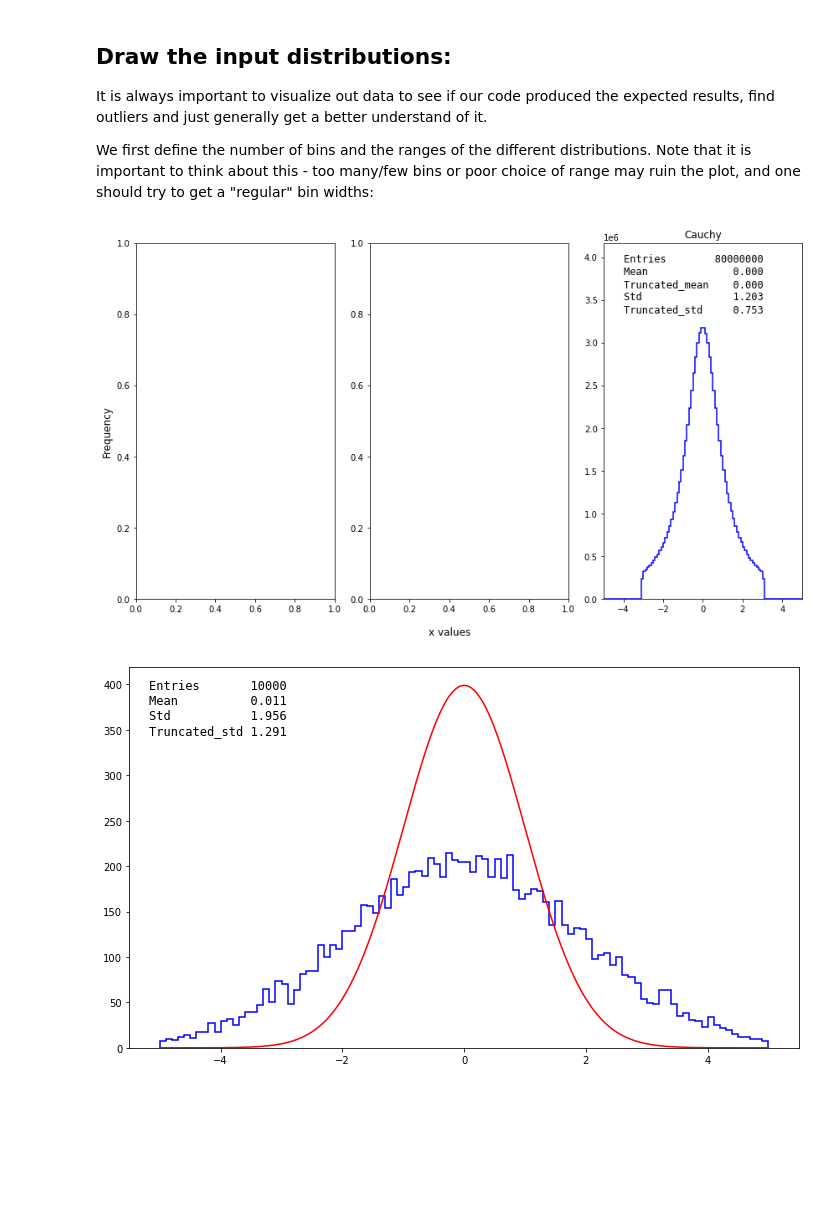
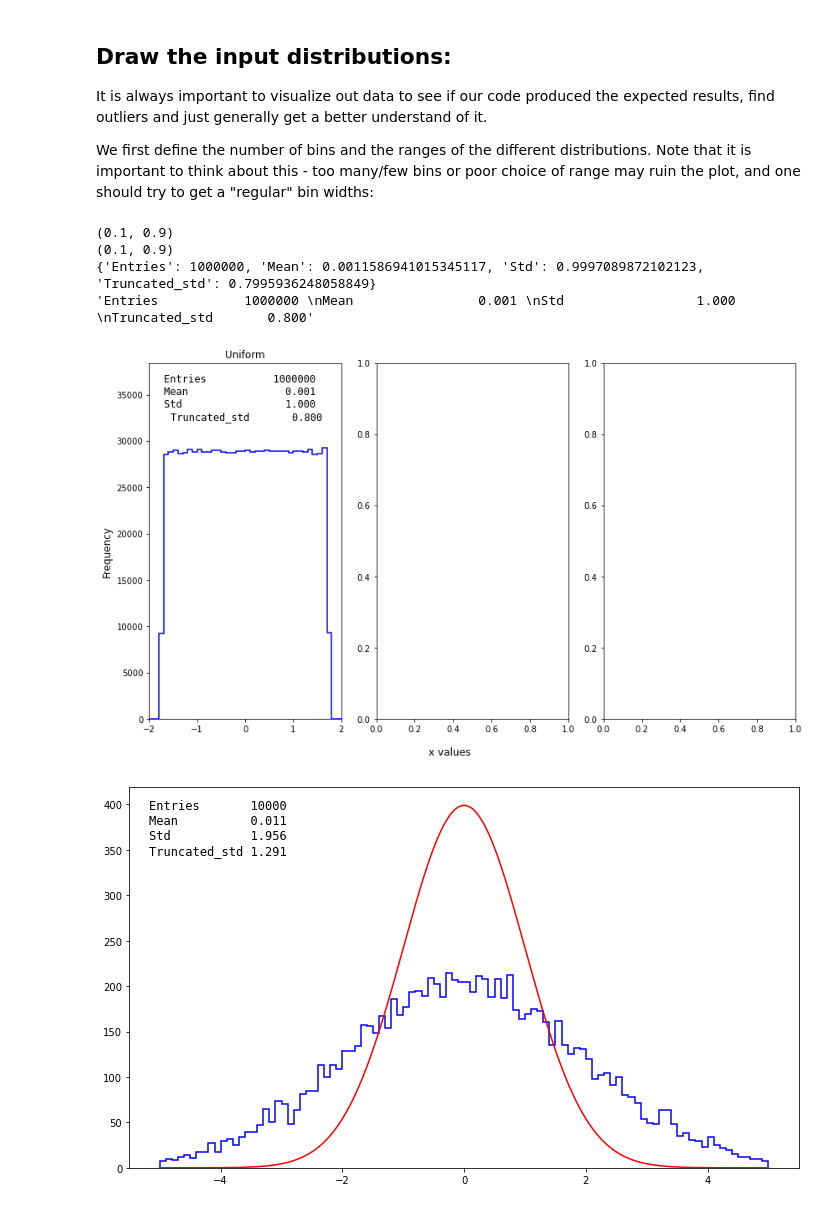
Before and after one commit to PhilKofoed/AppStat2022, a Jupyter notebook: Week1/CentralLimit/CentralLimit_empty_mine.ipynb, the cells around one changed output. Saved outputs shown, nothing was run; the diff lists cells and outputs as text; code cells hidden in the pictures; blank space fills up the shorter version.

Commit message:
Added better graph header implementation

```diff
--- a/Week1/CentralLimit/CentralLimit_empty_mine.ipynb
+++ b/Week1/CentralLimit/CentralLimit_empty_mine.ipynb
@@ -35,9 +36,9 @@ And here we set the parameters for the experiement. We are going to play around
 For now we choose to take __10 uniform numbers__ and consider their sum __1000 times__.
 # %%
 N_experiments = 10000                  # Number of sums produced
-N_uniform     = 0                   # Number of uniform numbers used in sum
+N_uniform     = 100                   # Number of uniform numbers used in sum
 N_exponential = 0                     # Number of exponential numbers used in sum
-N_cauchy      = 10000                     # Number of cauchy numbers used in sum
+N_cauchy      = 0                     # Number of cauchy numbers used in sum
 # %% [markdown]
 And finally we set up some global constants and the bool flags about the program:
 # %%
@@ -78,11 +79,14 @@ for iexp in range(N_experiments):
     total_sum += np.sum(x_exponential[:, iexp])
 
     x_cauchy[:, iexp] = np.random.standard_cauchy(size = N_cauchy)
-    trunc_bool = np.logical_and(
-        (x_cauchy[:, iexp] > np.percentile(x_cauchy[:, iexp], cau_trunc * 100)),
-        (x_cauchy[:, iexp] < np.percentile(x_cauchy[:, iexp], (1 - cau_trunc) * 100))
-)
-    total_sum += np.sum(x_cauchy[trunc_bool, iexp])
+    if len(x_cauchy) > 0:
+        trunc_bool = np.logical_and(
+            (x_cauchy[:, iexp] > np.percentile(x_cauchy[:, iexp], cau_trunc * 100)),
+            (x_cauchy[:, iexp] < np.percentile(x_cauchy[:, iexp], (1 - cau_trunc) * 100))
+            )
+        total_sum += np.sum(x_cauchy[trunc_bool, iexp])
+    else:
+        total_sum += np.sum(x_cauchy[:, iexp])
 
     N_total = N_uniform + N_exponential + N_cauchy * (1 - 2*cau_trunc)
     x_sum[iexp] = total_sum / np.sqrt(N_total)
@@ -139,12 +143,14 @@ ranges = [(-2, 2), (-2, 10), (-5, 5)]
 # %%
 x_uniformflat = x_uniform.flatten()
 x_exponentialflat = x_exponential.flatten()
-x_cauchyflat = x_cauchy[
+if len(x_cauchy) > 0:
+    x_cauchyflat = x_cauchy[
         np.logical_and(
         (x_cauchy > np.percentile(x_cauchy, cau_trunc * 100)),
         (x_cauchy < np.percentile(x_cauchy, (1 - cau_trunc) * 100))
-)
-].flatten()
-
+        )
+        ].flatten()
+else:
+    x_cauchyflat = x_cauchy.flatten()
 x_flat = [x_uniformflat, x_exponentialflat, x_cauchyflat]
 titles = ["Uniform", "Exponentail", "Cauchy"]
@@ -151,32 +162,26 @@ titles = ["Uniform", "Exponentail", "Cauchy"]
 # %%
 fig, axes = plt.subplots(1, 3, figsize = (12,7), facecolor = "white")
 
 def plotsubplot(data, bins, xrange, ax, title):
     bins = (max(xrange)-min(xrange))*10
     if len(data) > 0:
         ax.hist(data, bins = bins, range = xrange, histtype='step', color = "b", linewidth = 1.5)
         ymax = ax.get_ylim()[1] * 1.25
         ax.set(title = title, xlim = xrange, ylim = (0, ymax))
-        header = {
-            "Entries": len(data),
-            "Mean": np.mean(data),
-            "Truncated_mean": np.mean(data[(data > np.percentile(data, 10)) & (data < np.percentile(data, 90))]),
-            "Std": np.std(data, ddof = 1),
-            "Truncated_std": np.std(data[(data > np.percentile(data, 10)) & (data < np.percentile(data, 90))], ddof = 1)
-}
-        text = nice_string_output(header, extra_spacing=1)
-        add_text_to_ax(0.10, 0.97, text, ax)
+        add_header_to_ax(data, 0.9, 0.97, ax, halignment = "right", gettstd = True)
         # Would be nice to write a function which automaticly placed the text in the center of the subplot
 
 for dataset, xrange, ax, title in zip(x_flat, ranges, axes, titles):
     plotsubplot(dataset, N_bins, xrange, ax, title)
 
 fig.supxlabel("x values")
 fig.supylabel("Frequency")
-
-fig.tight_layout()
 # %% [output]
+(0.1, 0.9)
+(0.1, 0.9)
+{'Entries': 1000000, 'Mean': 0.0011586941015345117, 'Std': 0.9997089872102123, 'Truncated_std': 0.7995936248058849}
+'Entries           1000000 \nMean                0.001 \nStd                 1.000 \nTruncated_std       0.800'
-[figure, old version]
+[figure, new version]
 # %%
 fig, ax = plt.subplots(1, 1, figsize = (12,7), facecolor = "white")
 
```
Also changed, not shown: parts of 3 cells of this notebook, 1 other file.
